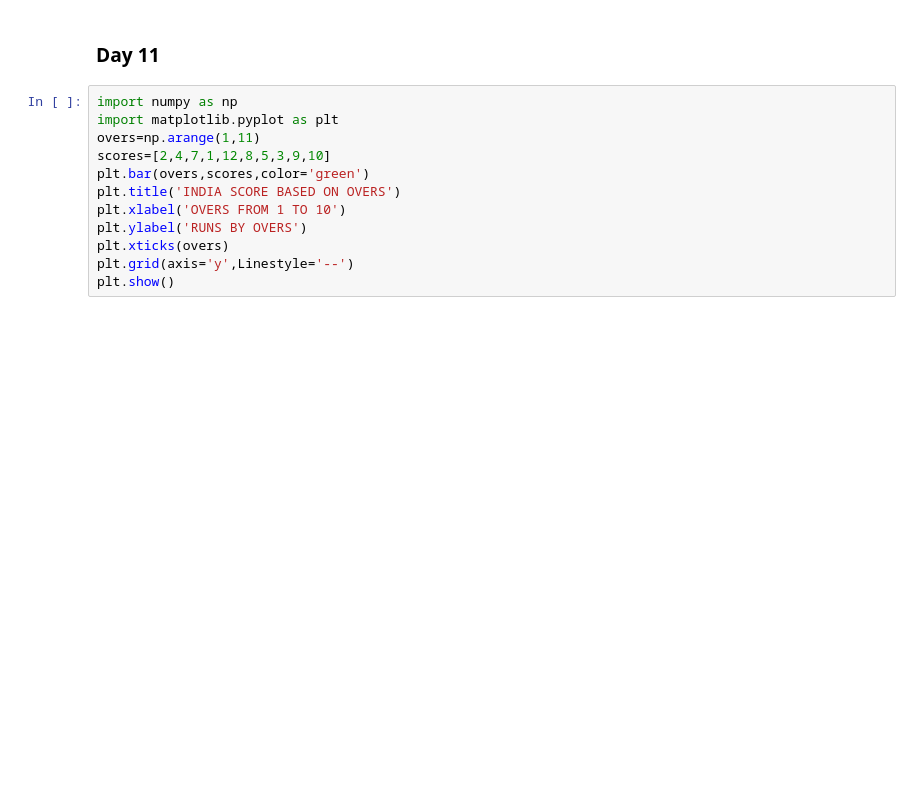
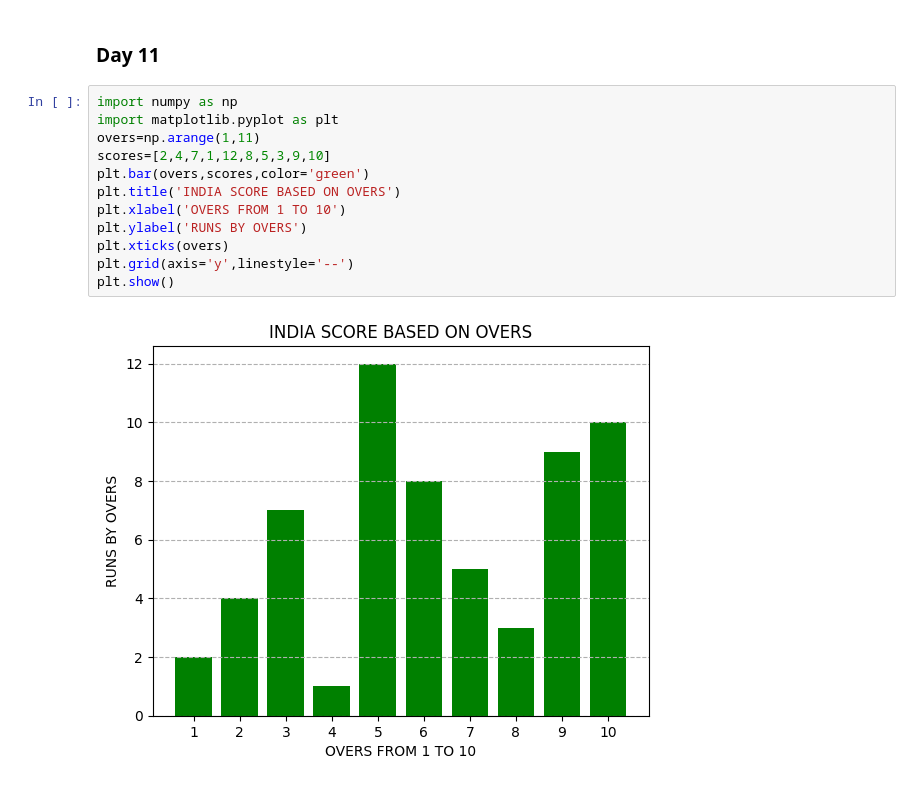
Before and after one commit to raajitha6/basic-python-dsa, a Jupyter notebook: basic-python.ipynb, the cells around one changed output. Saved outputs shown, nothing was run; the diff lists cells and outputs as text; blank space fills up the shorter version.

```diff
--- a/basic-python.ipynb
+++ b/basic-python.ipynb
@@ -586,12 +586,14 @@ AttributeError: 'coroutine' object has no attribute 'text'
 # %%
 import numpy as np
 import matplotlib.pyplot as plt
 overs=np.arange(1,11)
 scores=[2,4,7,1,12,8,5,3,9,10]
 plt.bar(overs,scores,color='green')
 plt.title('INDIA SCORE BASED ON OVERS')
 plt.xlabel('OVERS FROM 1 TO 10')
 plt.ylabel('RUNS BY OVERS')
 plt.xticks(overs)
-plt.grid(axis='y',Linestyle='--')
+plt.grid(axis='y',linestyle='--')
 plt.show()
+# %% [output]
+[figure, added]
```
Also changed, not shown: parts of 3 cells of this notebook.
